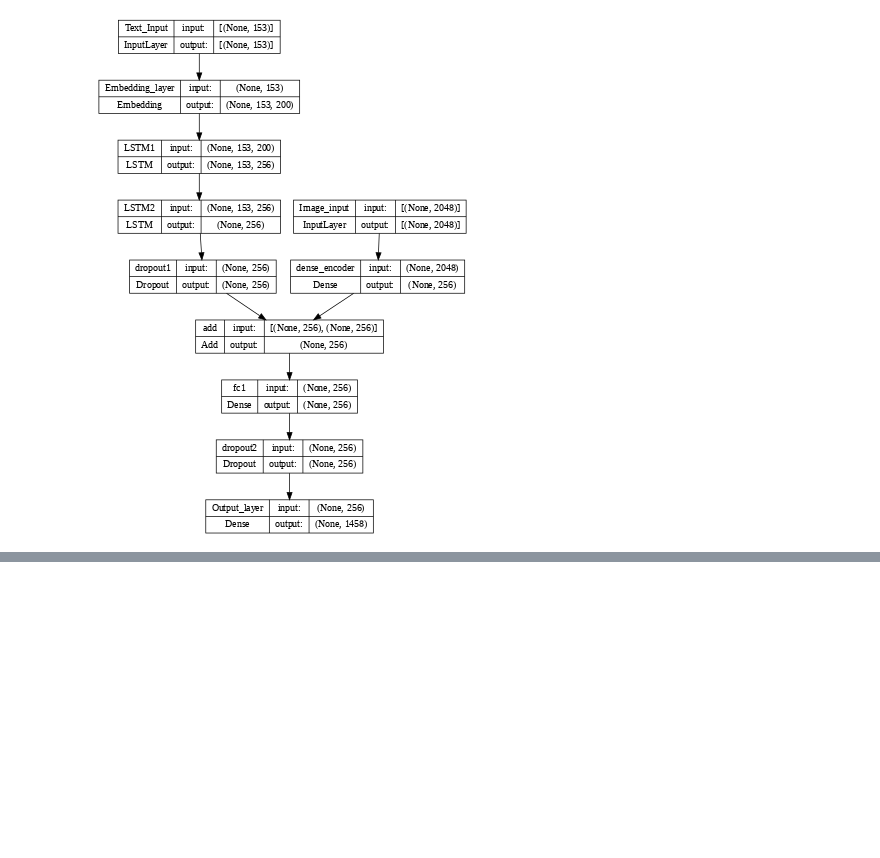
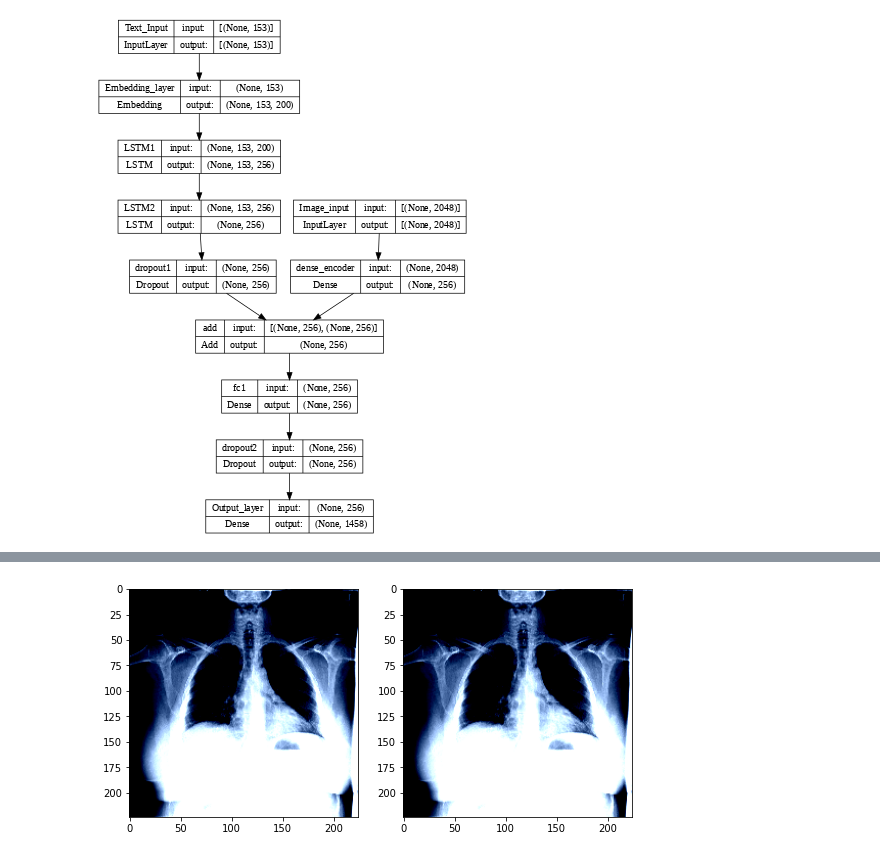
Before and after one commit to AbdulWahabRaza123/Report-generation-work, a Jupyter notebook: TrainModel.ipynb, the cells around one changed output, grey strips where cells are left out. Saved outputs shown, nothing was run; the diff lists cells and outputs as text; code cells hidden in the pictures; blank space fills up the shorter version.

```diff
--- a/TrainModel.ipynb
+++ b/TrainModel.ipynb
@@ -860,0 +821,4 @@ WARNING:matplotlib.image:Clipping input data to the valid range for imshow with
+# %%
+# beam_width = 2
+get_result(2,7)
+# %% [output]
@@ -860,0 +844 @@ WARNING:matplotlib.image:Clipping input data to the valid range for imshow with
+[figure, added]
```
Also changed, not shown: parts of 48 cells of this notebook.
